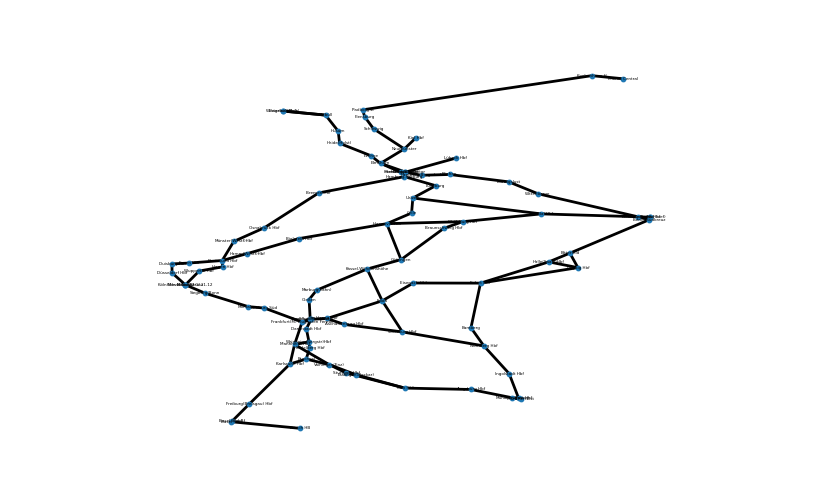
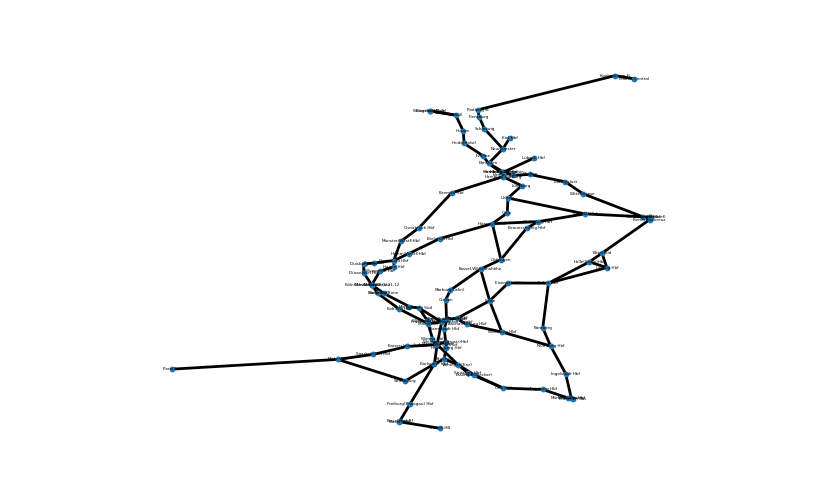
Before and after one commit to lumaghg/heidelberg-train-monitor, a Jupyter notebook: src/de/graph_visualization/draw_graph.ipynb, the cells around one changed output. Saved outputs shown, nothing was run; the diff lists cells and outputs as text; code cells hidden in the pictures.

Commit message:
graph vis

```diff
--- a/src/de/graph_visualization/draw_graph.ipynb
+++ b/src/de/graph_visualization/draw_graph.ipynb
@@ -121,7 +121,18 @@ if True:
     "8000377": (49.553333, 8.665278),    # Weinheim (Bergstr) Hbf :contentReference[oaicite:1]{index=1}
     "8000068": (49.8725, 8.628889),      # Darmstadt Hbf :contentReference[oaicite:2]{index=2}
     "8000124": (50.583333, 8.666667),    # Gießen (Hessen) approx. :contentReference[oaicite:3]{index=3}
-    "8000337": (50.807778, 8.770278)     # Marburg (Lahn) :contentReference[oaicite:4]{index=4}
+    "8000337": (50.807778, 8.770278),     # Marburg (Lahn) :contentReference[oaicite:4]{index=4}
+    "8000044": (50.7325, 7.096111),     # Bonn Hbf
+    "8000206": (50.356667, 7.589167),   # Koblenz Hbf
+    "8000240": (50.001389, 8.258056),   # Mainz Hbf
+    "8000250": (50.066389, 8.243889),   # Wiesbaden Hbf
+    "8000257": (49.635278, 8.359167),   # Worms Hbf
+    "8000236": (49.481111, 8.435556),   # Ludwigshafen (Rh) Hbf
+    "8000189": (49.440278, 7.777222),   # Kaiserslautern Hbf
+    "8000323": (49.241667, 6.991111),   # Saarbrücken Hbf
+    "8700019": (49.119167, 6.175833),   # Metz Ville
+    "8700023": (48.584444, 7.734444),   # Strasbourg
+    "8700011": (48.876389, 2.359444)    # Paris Est
 }
 
 
@@ -136,31 +147,31 @@ if True:
     for eva, (lat, lon) in eva_coordinates.items():
         x, y = transformer.transform(lon, lat)
         pos[eva] = (x, y)
 
     #pos = nx.kamada_kawai_layout(G, weight='travel_cost')
     #pos = nx.kamada_kawai_layout(G, weight='travel_cost', pos=pos)
     # nodes
 
 
     nx.draw_networkx_nodes(G, pos, node_size=10)
 
     # edges
     nx.draw_networkx_edges(G, pos, edgelist=G.edges, width=2)
 
     # node labels
     labels = {n: d["station_name"] for n, d in G.nodes(data=True)}
     nx.draw_networkx_labels(G, pos, font_size=3, font_family="sans-serif", labels=labels)
     # edge weight labels
     #edge_labels = nx.get_edge_attributes(G, "travel_cost")
     #nx.draw_networkx_edge_labels(G, pos,font_size=5, edge_labels=edge_labels)
 
     ax = plt.gca()
     ax.margins(0.08)
     plt.axis("off")
     plt.tight_layout()
 
     plt.savefig("graph.png", format="png", dpi=900, bbox_inches='tight')
 
     plt.show()
 # %% [output]
-[figure, old version]
+[figure, new version]
```
Also changed, not shown: 1 other file.
